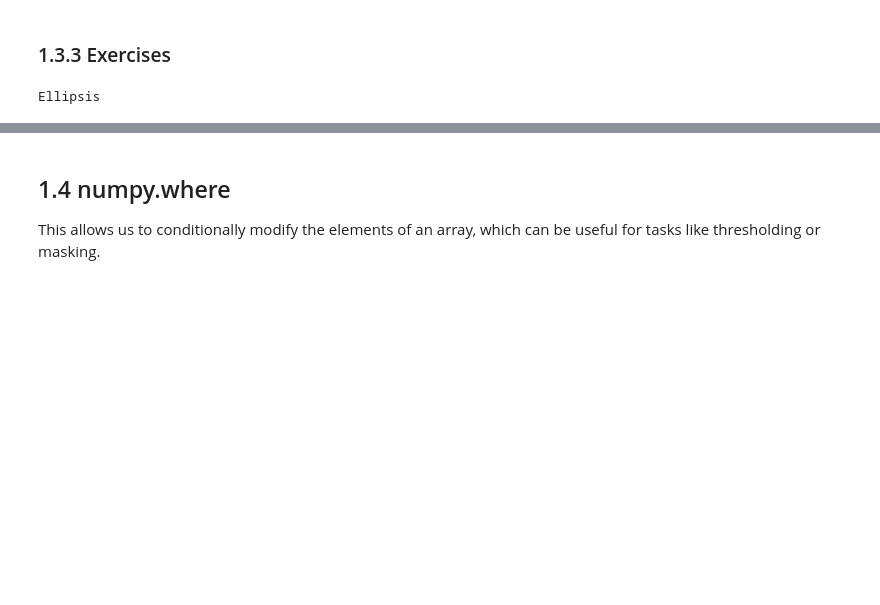
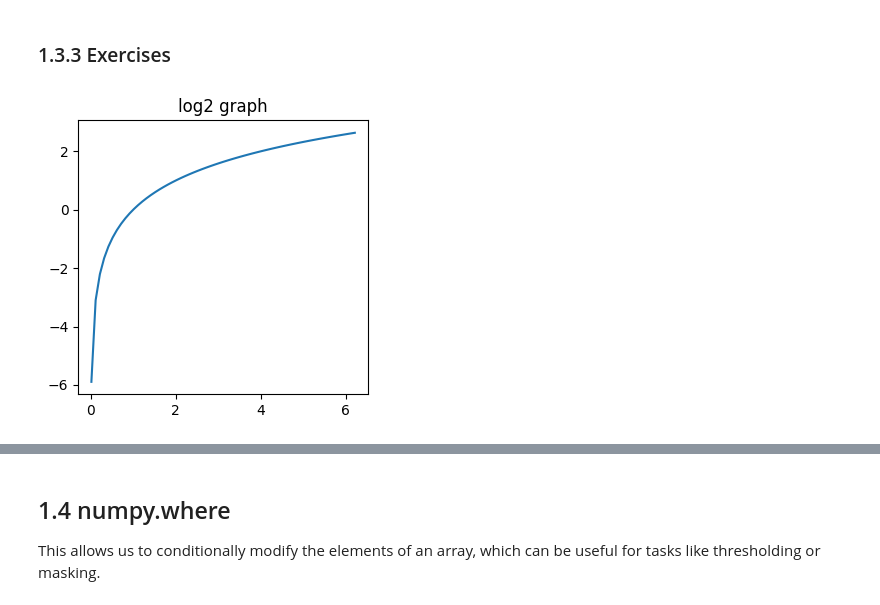
Before and after one commit to Mehdialmoo/Introduction_to_DeepLearning, a Jupyter notebook: week-1-numpy.ipynb, the cells around one changed output, grey strips where cells are left out. Saved outputs shown, nothing was run; the diff lists cells and outputs as text; code cells hidden in the pictures; blank space fills up the shorter version.

```diff
--- a/week-1-numpy.ipynb
+++ b/week-1-numpy.ipynb
@@ -388,10 +436,10 @@ These are applied along the selected axis, consume all the elements and reduce t
 # %%
 # Have a look at the trigonometric functions listed in the official numpy documentation:
 # https://numpy.org/doc/stable/reference/routines.math.html
 # Pick any element-wise function that takes 1 numpy array as an argument and apply it to the following
 # array. store the result in a variable called Ys
 Xs = np.arange(-2*np.pi, 2*np.pi, 0.1)
-Ys = ...
-print(Ys)
+Ys = np.log2(Xs)
+simple_plot(Xs,Ys,"log2 graph")
 # %% [output]
-Ellipsis
+[figure, added]
```
Also changed, not shown: parts of 29 cells of this notebook.
